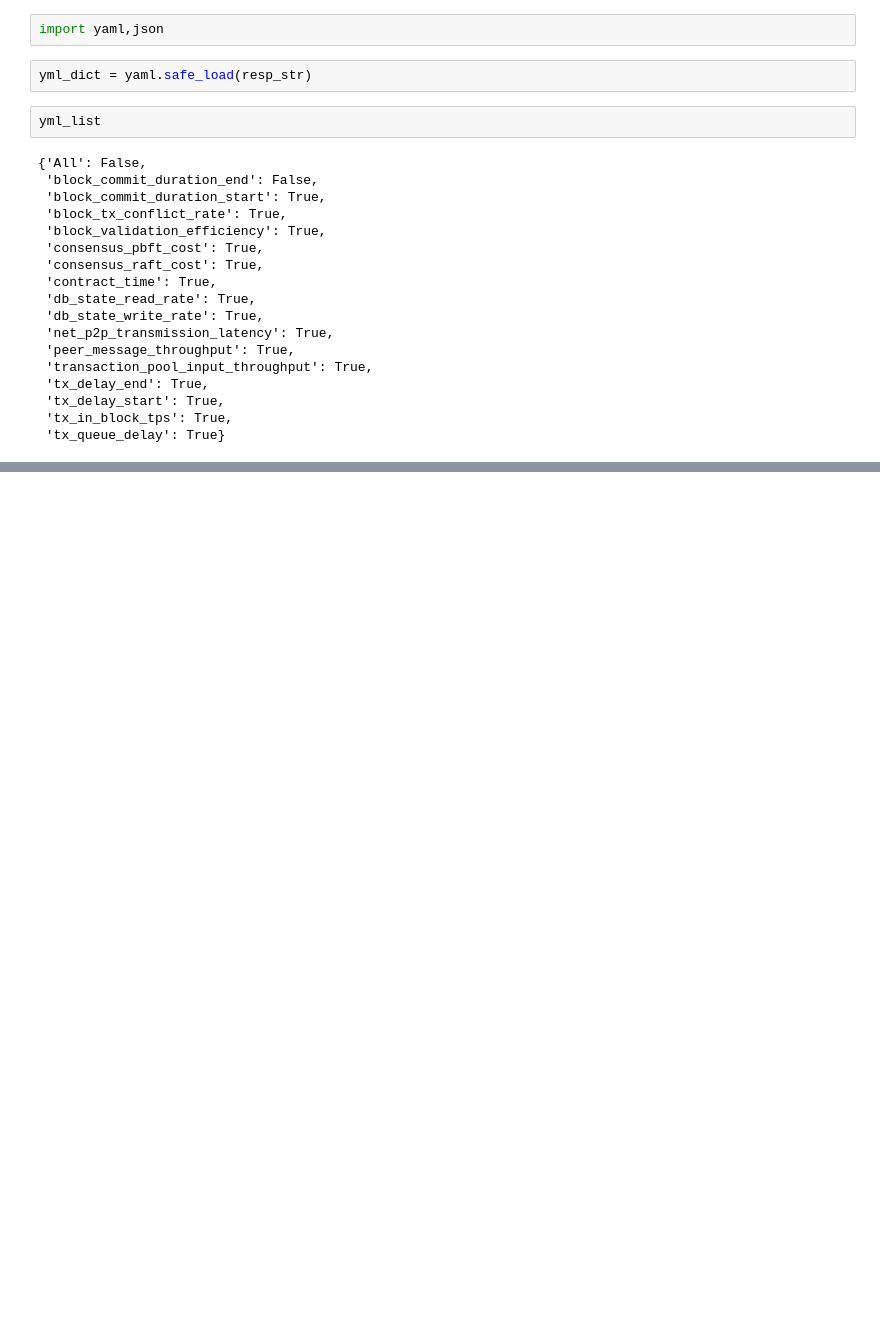
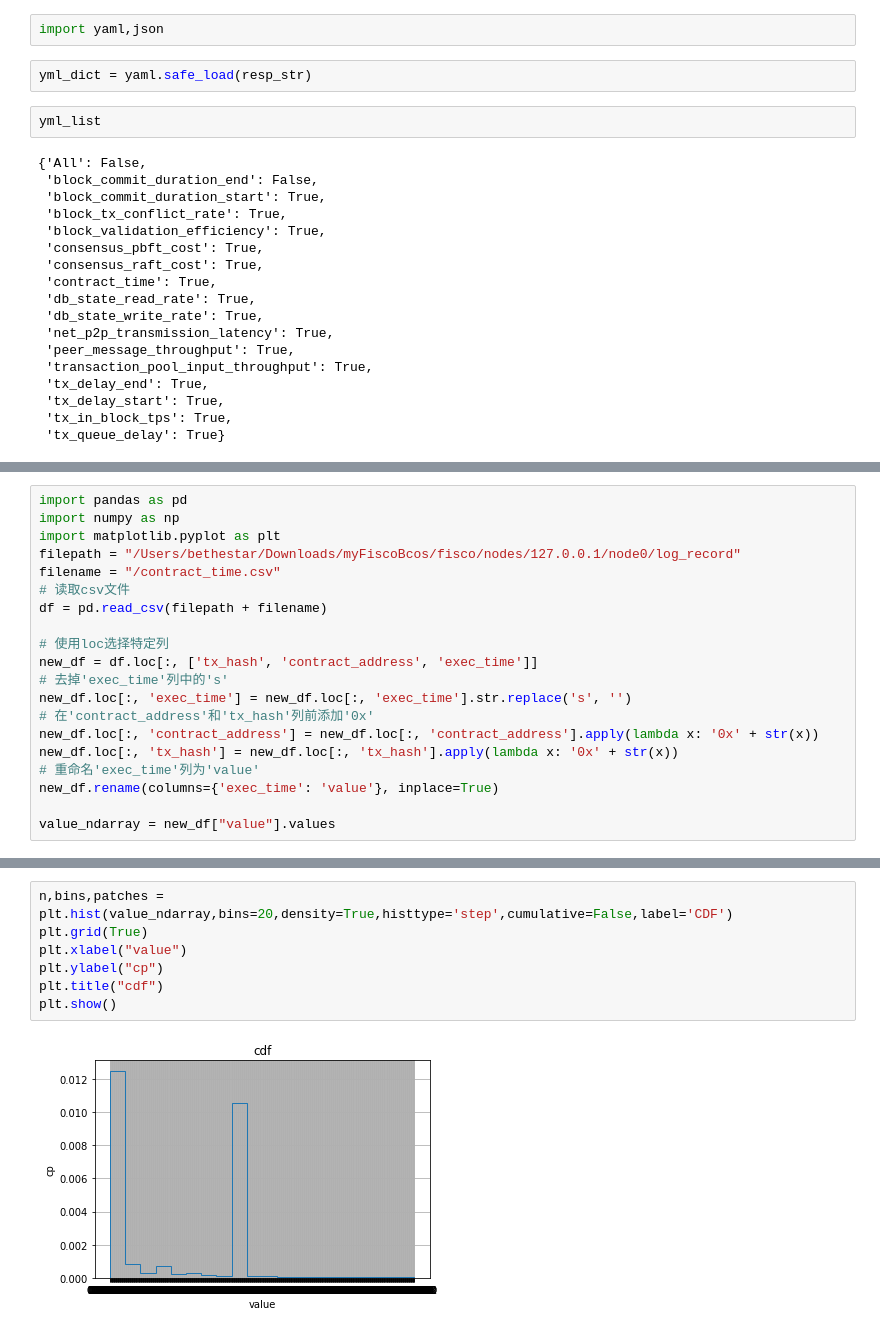
Before and after one commit to ICT-BCLab/RecorderfileFlask_fisco, a Jupyter notebook: run/processData.ipynb, the cells around one changed output, grey strips where cells are left out. Drawn from its saved outputs; the diff is of its cells as text; blank space fills up the shorter version.

```diff
--- a/run/processData.ipynb
+++ b/run/processData.ipynb
@@ -644,0 +691,20 @@ yml_list
+# %%
+import pandas as pd
+import numpy as np
+import matplotlib.pyplot as plt
+filepath = "/Users/bethestar/Downloads/myFiscoBcos/fisco/nodes/127.0.0.1/node0/log_record"
+filename = "/contract_time.csv"
+# 读取csv文件
+df = pd.read_csv(filepath + filename)
+
+# 使用loc选择特定列
+new_df = df.loc[:, ['tx_hash', 'contract_address', 'exec_time']]
+# 去掉'exec_time'列中的's'
+new_df.loc[:, 'exec_time'] = new_df.loc[:, 'exec_time'].str.replace('s', '')
+# 在'contract_address'和'tx_hash'列前添加'0x'
+new_df.loc[:, 'contract_address'] = new_df.loc[:, 'contract_address'].apply(lambda x: '0x' + str(x))
+new_df.loc[:, 'tx_hash'] = new_df.loc[:, 'tx_hash'].apply(lambda x: '0x' + str(x))
+# 重命名'exec_time'列为'value'
+new_df.rename(columns={'exec_time': 'value'}, inplace=True)
+
+value_ndarray = new_df["value"].values
@@ -644,0 +716,9 @@ yml_list
+# %%
+n,bins,patches = plt.hist(value_ndarray,bins=20,density=True,histtype='step',cumulative=False,label='CDF')
+plt.grid(True)
+plt.xlabel("value")
+plt.ylabel("cp")
+plt.title("cdf")
+plt.show()
+# %% [output]
+[figure, added]
```
Also changed, not shown: parts of 10 cells of this notebook, 3 other files.
